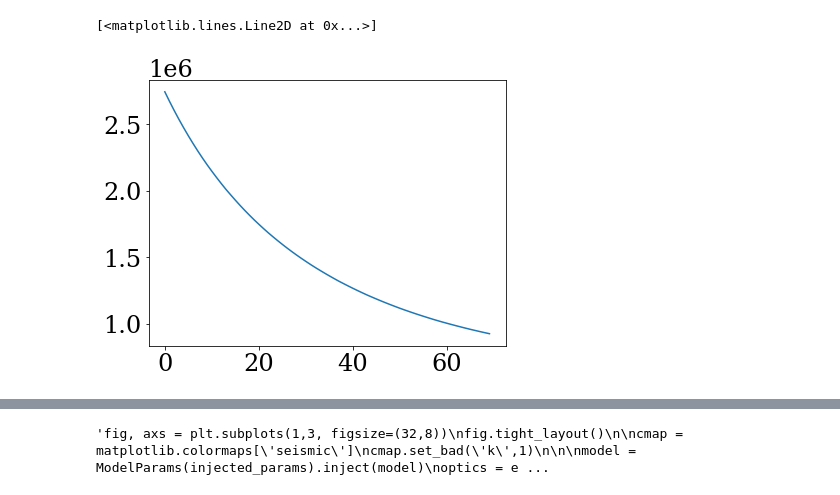
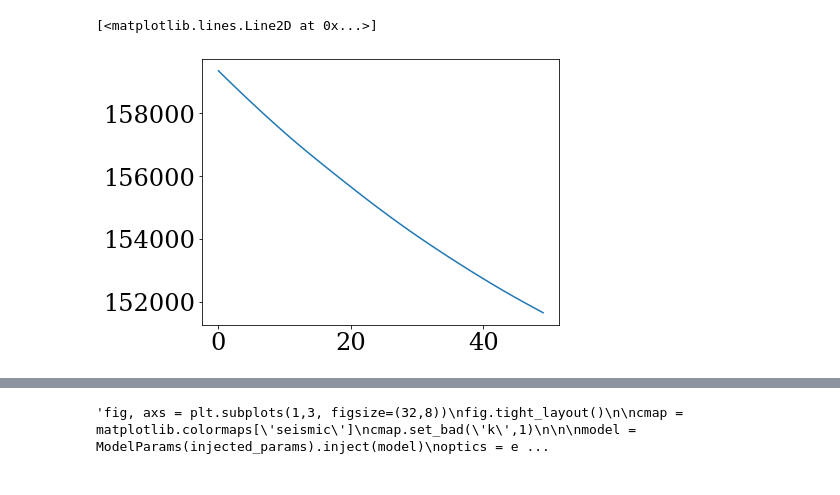
Before and after one commit to h-greer/hubble, a Jupyter notebook: notebooks/calibrator.ipynb, the cells around one changed output, grey strips where cells are left out. Drawn from its saved outputs; the diff is of its cells as text; code cells hidden in the pictures.

```diff
--- a/notebooks/calibrator.ipynb
+++ b/notebooks/calibrator.ipynb
@@ -94,25 +118,41 @@ plt.colorbar()
 params = {
     "fluxes": {},
     "positions": {},
-    "aberrations": {},#np.zeros(8),#np.asarray([0,18,19.4,-1.4,-3,3.3,1.7,-12.2])*1e-9,
-    "cold_mask_shift": {}, #np.asarray([-0.05, -0.05]),
-    "cold_mask_rot": {},#np.asarray([np.pi/4]),
+    "slope": {},
+    "aberrations": {},
+    #"breathing": {},
+    #"end_aberrations": {},
+    "cold_mask_shift": {},
+    "cold_mask_rot": {},
     "cold_mask_scale": {},
+    "cold_mask_shear": {},
+    "primary_scale": {},
+    "primary_rot": {},
+    "primary_shear": {},
     "outer_radius": 1.2*0.955,
     "secondary_radius": 0.372*1.2,
     "spider_width": 0.077*1.2,
     "scale": 0.0434735,
-    "rot": 0.0
+    "rot": 0.0,
+    "softening": 2,
 }
 
 for exp in exposures:
     params["positions"][exp.fit.get_key(exp, "positions")] = np.asarray([0.,0.])
     params["fluxes"][exp.fit.get_key(exp, "fluxes")] = np.log10(np.nansum(exp.data))
+    params["slope"][exp.fit.get_key(exp, "slope")] = np.zeros(5)
     #params["aberrations"] = injected_params["aberrations"]
-    params["aberrations"][exp.fit.get_key(exp, "aberrations")] = np.zeros(19)#jr.uniform(jr.key(0), (8,),minval=-4e-8, maxval=4e-8) #np.asarray([-8.59023084e-10,  1.77049982e-09, -4.45293089e-09, -3.70890613e-08,2.03658617e-08,  1.08092528e-08, -2.77077727e-09,  1.86458672e-09])*0.9#jr.uniform(jr.key(0), (8,),minval=-2e-8, maxval=2e-8)#np.zeros(8)#np.ones(8)*1e-8
-    params["cold_mask_shift"][exp.fit.get_key(exp, "cold_mask_shift")] = np.asarray([0.12, 0.12])*1e2
+    params["aberrations"][exp.fit.get_key(exp, "aberrations")] = np.zeros(19)
+    #params["breathing"][exp.fit.get_key(exp, "breathing")] = np.zeros(19) + 0.1
+    #params["start_aberrations"][exp.fit.get_key(exp, "start_aberrations")] = np.zeros(19)#jr.uniform(jr.key(0), (8,),minval=-4e-8, maxval=4e-8) #np.asarray([-8.59023084e-10,  1.77049982e-09, -4.45293089e-09, -3.70890613e-08,2.03658617e-08,  1.08092528e-08, -2.77077727e-09,  1.86458672e-09])*0.9#jr.uniform(jr.key(0), (8,),minval=-2e-8, maxval=2e-8)#np.zeros(8)#np.ones(8)*1e-8
+    #params["end_aberrations"][exp.fit.get_key(exp, "start_aberrations")] = np.zeros(19)
+    params["cold_mask_shift"][exp.fit.get_key(exp, "cold_mask_shift")] = np.asarray([0.06, 0.06])*1e2
     params["cold_mask_rot"][exp.fit.get_key(exp, "cold_mask_rot")] = 45.
     params["cold_mask_scale"][exp.fit.get_key(exp, "cold_mask_scale")] = np.asarray([1.,1.])
+    params["cold_mask_shear"][exp.fit.get_key(exp, "cold_mask_shear")] = np.asarray([0.,0.])
+    params["primary_rot"][exp.fit.get_key(exp, "primary_rot")] =  45.
+    params["primary_scale"][exp.fit.get_key(exp, "primary_scale")] = np.asarray([1.,1.])
+    params["primary_shear"][exp.fit.get_key(exp, "primary_shear")] = np.asarray([0.,0.])
 
 model = set_array(NICMOSModel(exposures, params, optics, detector))
 
@@ -168,7 +205,7 @@ def flatten(l):
 
 
 
-g = 5e-3
+g = 1e-3
 
 things = {
     "fluxes" : opt(g*50,10),
@@ -177,7 +214,13 @@ things = {
     #"cold_mask_rot": opt(g*100, 50),
     #"scale": opt(g*8, 20),
     "cold_mask_scale": opt(g*100, 50),
+    "cold_mask_rot": opt(g*100, 50),
+    "cold_mask_shear": opt(g*100, 50),
+    #"primary_scale": opt(g*100, 50),
+    #"primary_rot": opt(g*100, 50),
+    #"primary_shear": opt(g*100, 50),
     "aberrations": opt(g*1.5,25),
+    #"breathing": opt(g*300,150),
     #"rot": opt(g*100, 50),
 }
 
@@ -222,21 +270,24 @@ optim, opt_state = zdx.get_optimiser(
 
 
 losses, models = [], []
-for i in tqdm(range(200)):
+for i in tqdm(range(300)):
     loss, grads = loss_fn(params,exposures)
     grads = jtu.tree_map(lambda x, y: x * np.abs(y), grads, ModelParams(lrs.params))
     updates, opt_state = optim.update(grads, opt_state)
     params = zdx.apply_updates(params, updates)
 
+    #if i == 200:
+    #    params.set("softening", 0.2)
+
     models.append(params)
     losses.append(loss)
 # %%
 #model
 # %%
-plt.plot(losses[50:])
+plt.plot(losses[-50:])
 # %% [output]
 [<matplotlib.lines.Line2D at 0x...>]
-[figure, old version]
+[figure, new version]
 # %%
 params.params
 # %% [output]
```
Also changed, not shown: parts of 16 cells of this notebook, 19 other files.
